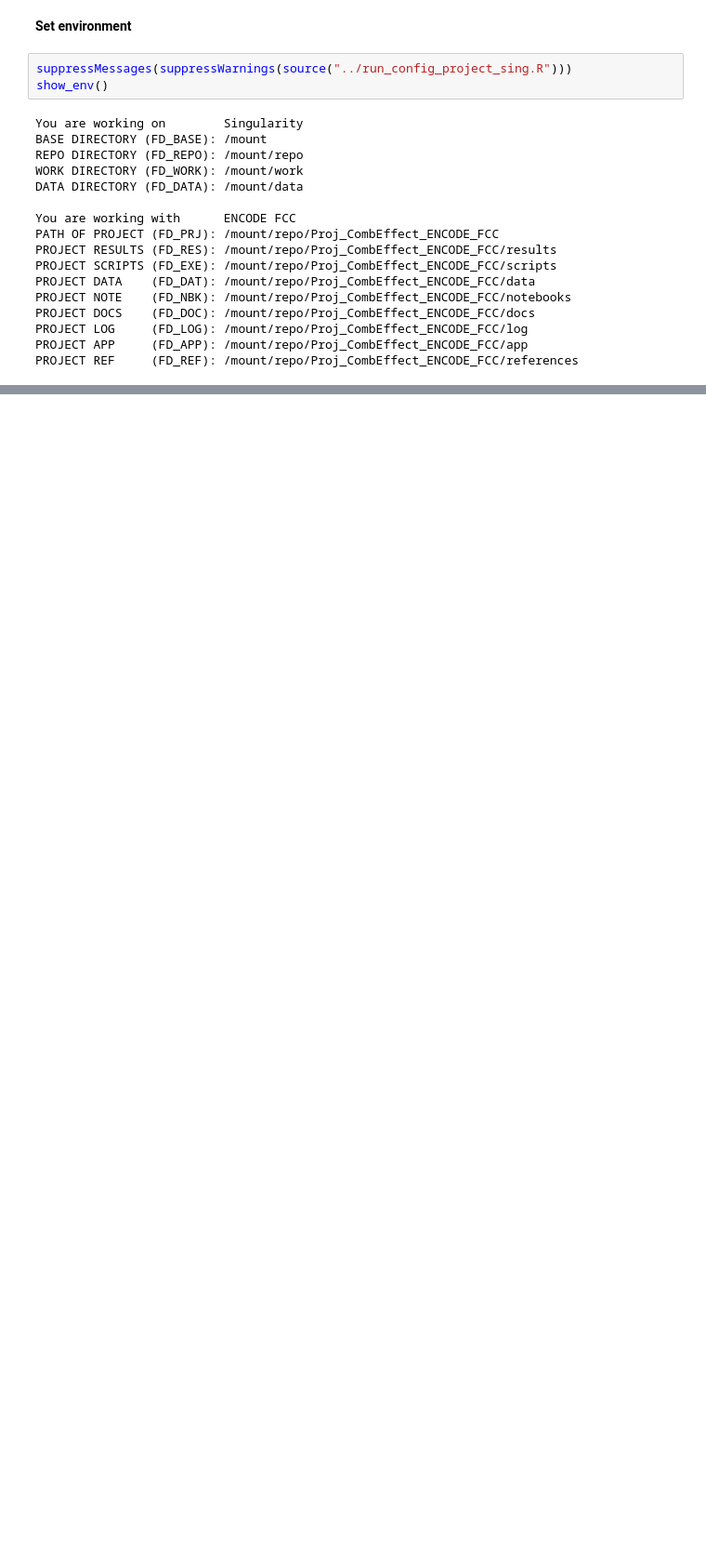
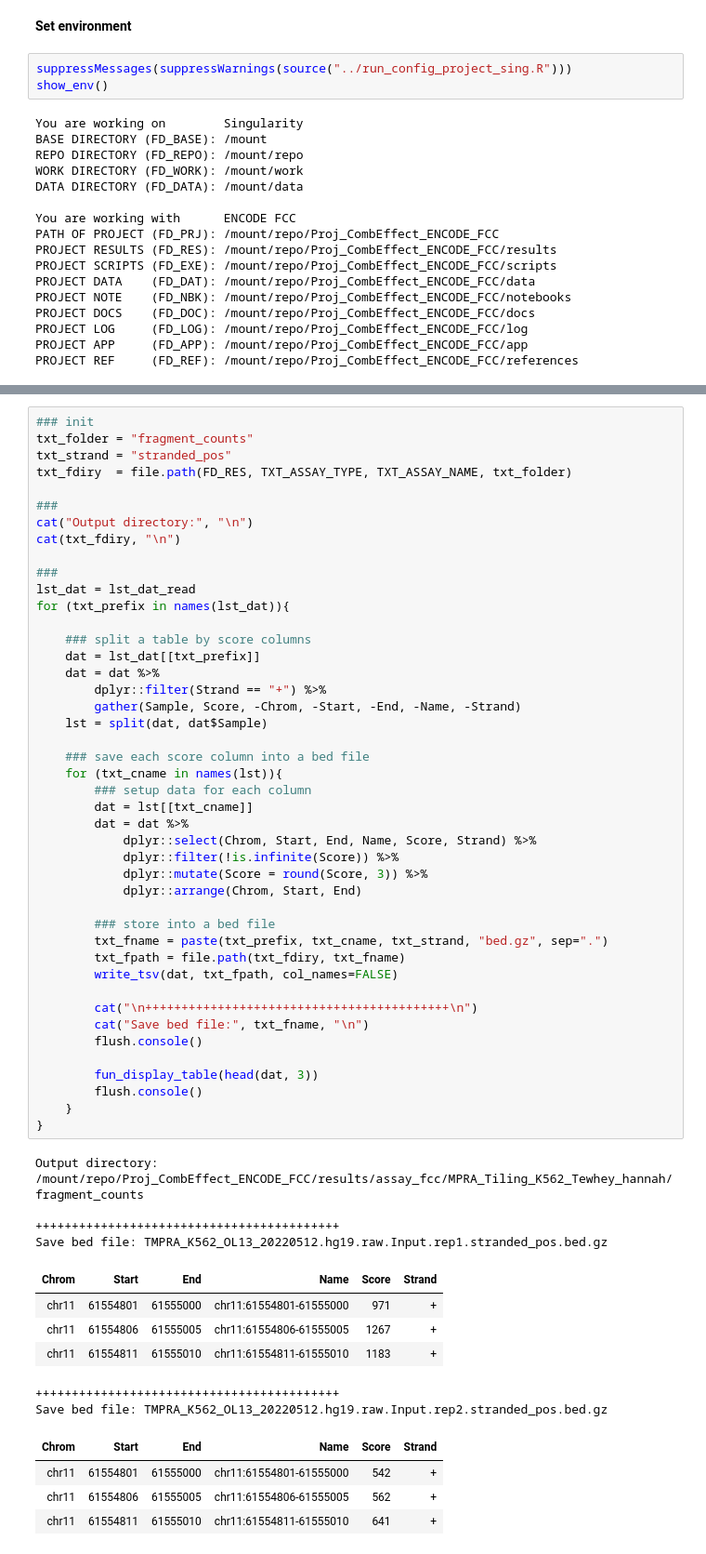
Before and after one commit to ReddyLab/Proj_ENCODE_FCC, a Jupyter notebook: notebooks/02_prepare/fcc_starrmpra_14_convert_table_to_bed_R.ipynb, the cells around one changed output, grey strips where cells are left out. Shown: that part at 93% size. Cells and saved outputs as stored; diff of their text form; blank space fills up the shorter version.

```diff
--- a/notebooks/02_prepare/fcc_starrmpra_14_convert_table_to_bed_R.ipynb
+++ b/notebooks/02_prepare/fcc_starrmpra_14_convert_table_to_bed_R.ipynb
@@ -24,0 +202,60 @@ PROJECT REF     (FD_REF): /mount/repo/Proj_CombEffect_ENCODE_FCC/references
+# %%
+### init
+txt_folder = "fragment_counts"
+txt_strand = "stranded_pos"
+txt_fdiry  = file.path(FD_RES, TXT_ASSAY_TYPE, TXT_ASSAY_NAME, txt_folder)
+
+###
+cat("Output directory:", "\n")
+cat(txt_fdiry, "\n")
+
+###
+lst_dat = lst_dat_read
+for (txt_prefix in names(lst_dat)){
+
+    ### split a table by score columns
+    dat = lst_dat[[txt_prefix]]
+    dat = dat %>%
+        dplyr::filter(Strand == "+") %>%
+        gather(Sample, Score, -Chrom, -Start, -End, -Name, -Strand)
+    lst = split(dat, dat$Sample)
+
+    ### save each score column into a bed file
+    for (txt_cname in names(lst)){
+        ### setup data for each column
+        dat = lst[[txt_cname]]
+        dat = dat %>%
+            dplyr::select(Chrom, Start, End, Name, Score, Strand) %>%
+            dplyr::filter(!is.infinite(Score)) %>%
+            dplyr::mutate(Score = round(Score, 3)) %>%
+            dplyr::arrange(Chrom, Start, End)
+
+        ### store into a bed file
+        txt_fname = paste(txt_prefix, txt_cname, txt_strand, "bed.gz", sep=".")
+        txt_fpath = file.path(txt_fdiry, txt_fname)
+        write_tsv(dat, txt_fpath, col_names=FALSE)
+
+        cat("\n++++++++++++++++++++++++++++++++++++++++++\n")
+        cat("Save bed file:", txt_fname, "\n")
+        flush.console()
+
+        fun_display_table(head(dat, 3))
+        flush.console()
+    }
+}
+# %% [output]
+Output directory:
+/mount/repo/Proj_CombEffect_ENCODE_FCC/results/assay_fcc/MPRA_Tiling_K562_Tewhey_hannah/fragment_counts
+
+++++++++++++++++++++++++++++++++++++++++++
+Save bed file: TMPRA_K562_OL13_20220512.hg19.raw.Input.rep1.stranded_pos.bed.gz
+| Chrom | Start | End | Name | Score | Strand |
+| chr11 | 61554801 | 61555000 | chr11:61554801-61555000 | 971 | + |
+| chr11 | 61554806 | 61555005 | chr11:61554806-61555005 | 1267 | + |
+| chr11 | 61554811 | 61555010 | chr11:61554811-61555010 | 1183 | + |
+++++++++++++++++++++++++++++++++++++++++++
+Save bed file: TMPRA_K562_OL13_20220512.hg19.raw.Input.rep2.stranded_pos.bed.gz
+| Chrom | Start | End | Name | Score | Strand |
+| chr11 | 61554801 | 61555000 | chr11:61554801-61555000 | 542 | + |
+| chr11 | 61554806 | 61555005 | chr11:61554806-61555005 | 562 | + |
+| chr11 | 61554811 | 61555010 | chr11:61554811-61555010 | 641 | + |
```
Also changed, not shown: parts of 14 cells of this notebook, 19 other files.
